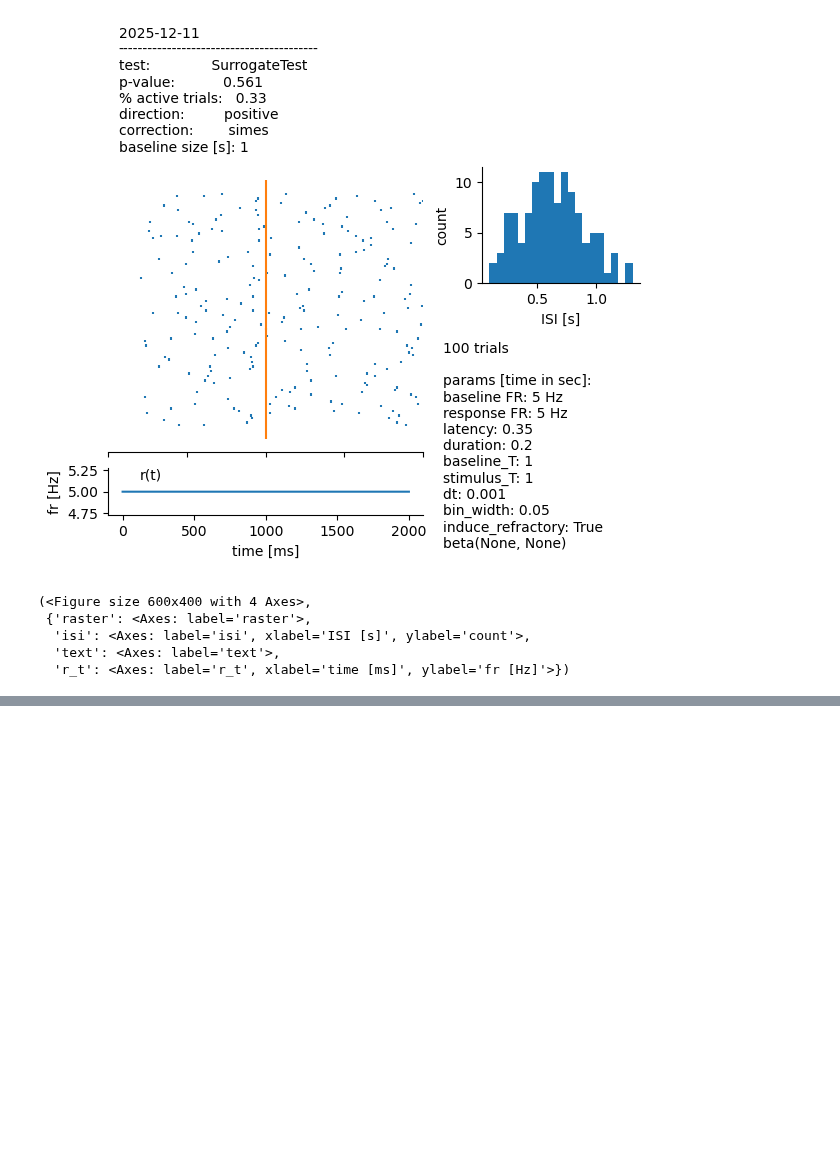
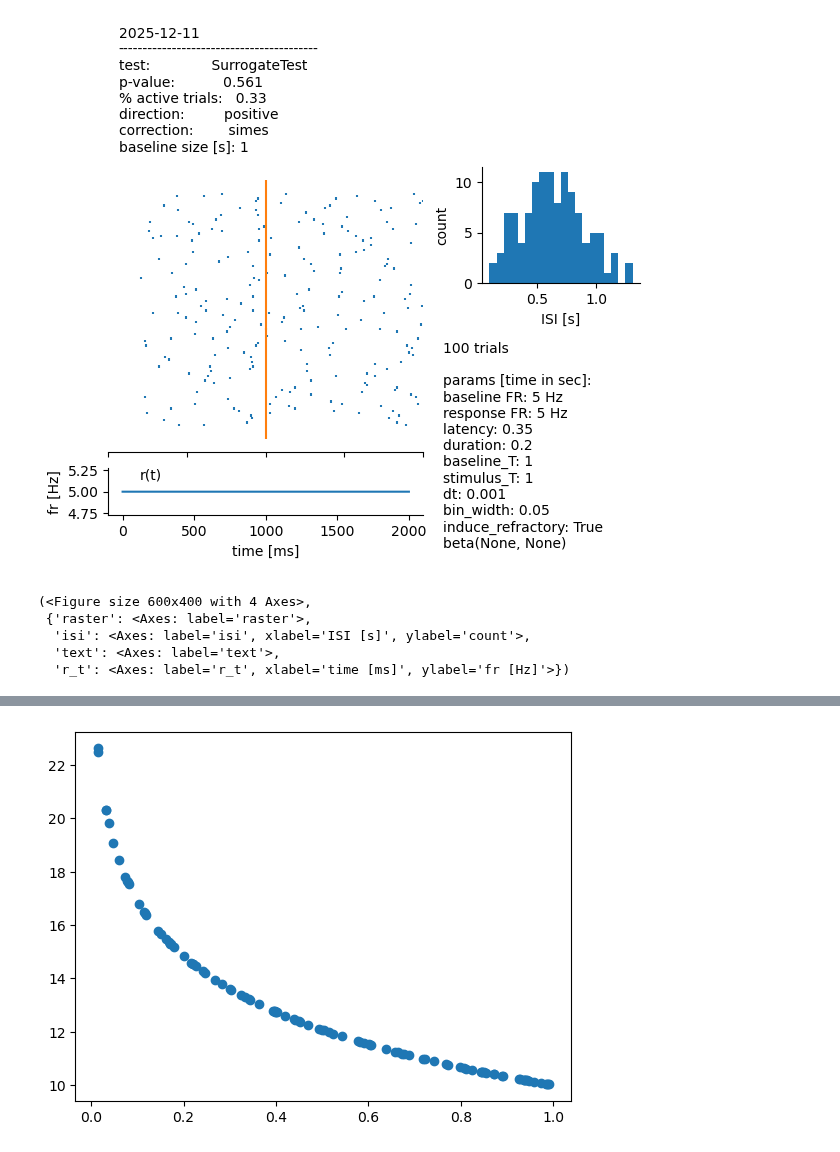
Before and after one commit to a-darcher/response_generator, a Jupyter notebook: dev.ipynb, the cells around one changed output, grey strips where cells are left out. Cells and saved outputs as stored; diff of their text form; code cells hidden in the pictures; blank space fills up the shorter version.

```diff
--- a/dev.ipynb
+++ b/dev.ipynb
@@ -104,0 +124,7 @@ Mean, response: 1.19 Hz
+# %%
+min_baseline_FR = 10
+scale_trial = 3
+plt.scatter(u, min_baseline_FR - scale_trial * np.log(u))
+plt.show()
+# %% [output]
+[figure, added]
```
Also changed, not shown: parts of 3 cells of this notebook.
